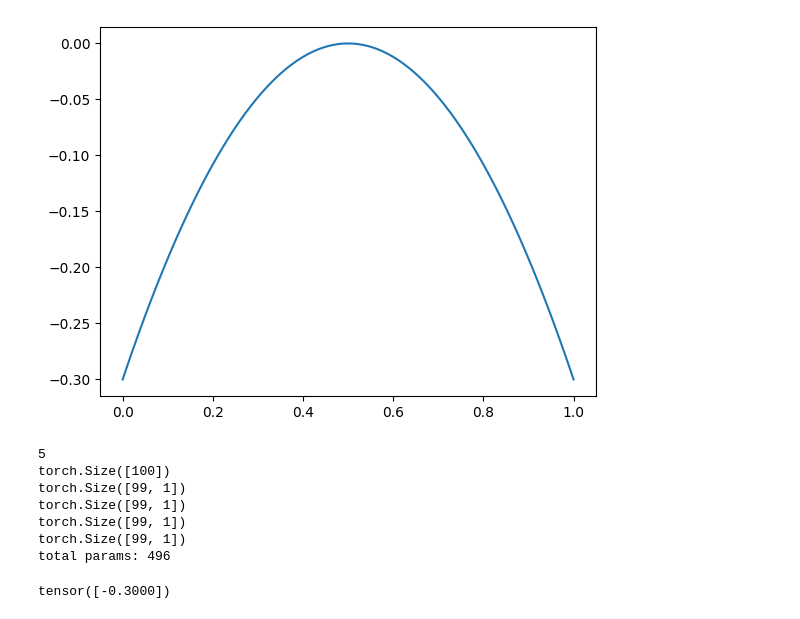
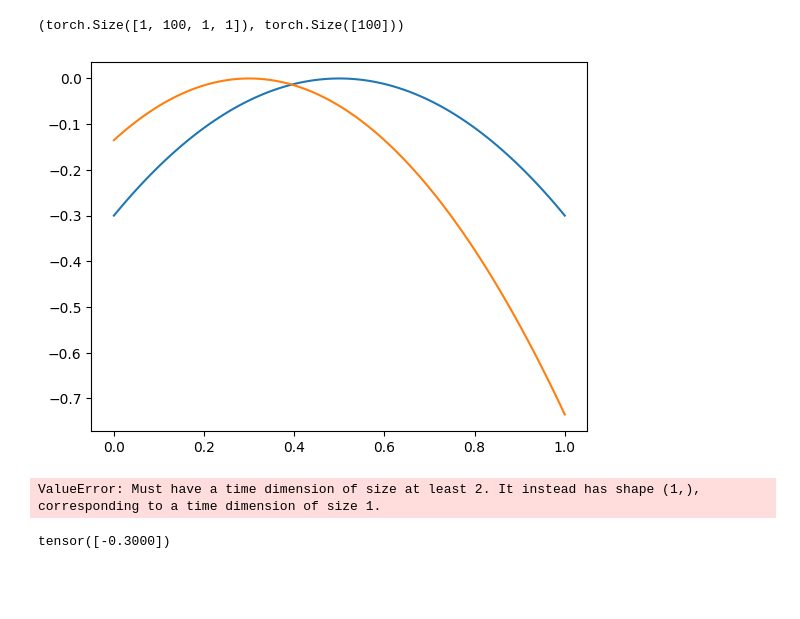
Before and after one commit to mglasder/waam-e2e, a Jupyter notebook: splinetest.ipynb, the cells around one changed output. Saved outputs shown, nothing was run; the diff lists cells and outputs as text; code cells hidden in the pictures; blank space fills up the shorter version.

```diff
--- a/splinetest.ipynb
+++ b/splinetest.ipynb
@@ -9,10 +9,15 @@ from matplotlib import pyplot as plt
 # %%
 length, channels = 100, 1
 t = torch.linspace(0, 1, length)
-x = -1.2*(t-0.5)**2
-x = x[:, None]
+x1 = -1.2*(t-0.5)**2
+x1 = x1[None, None, :]
+# %%
+x.shape, t.shape
+# %% [output]
+(torch.Size([1, 100, 1, 1]), torch.Size([100]))
 # %%
-plt.plot(t,x)
+plt.plot(t,x1)
+plt.plot(t,x2)
 plt.show()
 # %% [output]
-[figure, old version]
+[figure, new version]
@@ -19,5 +28,5 @@ plt.show()
 # %%
-coeffs = natural_cubic_spline_coeffs(t, x)
+coeffs = natural_cubic_spline_coeffs(torch.tensor([1.0]), x1)
 
 n = 0
 print(len(coeffs))
@@ -27,13 +36,7 @@ for c in coeffs:
 
 print(f"total params: {n}")
 # %% [output]
-5
-torch.Size([100])
-torch.Size([99, 1])
-torch.Size([99, 1])
-torch.Size([99, 1])
-torch.Size([99, 1])
-total params: 496
+ValueError: Must have a time dimension of size at least 2. It instead has shape (1,), corresponding to a time dimension of size 1.
 # %%
 spline = NaturalCubicSpline(coeffs)
 # %%
```
Also changed, not shown: parts of 1 cell of this notebook, 7 other files.
